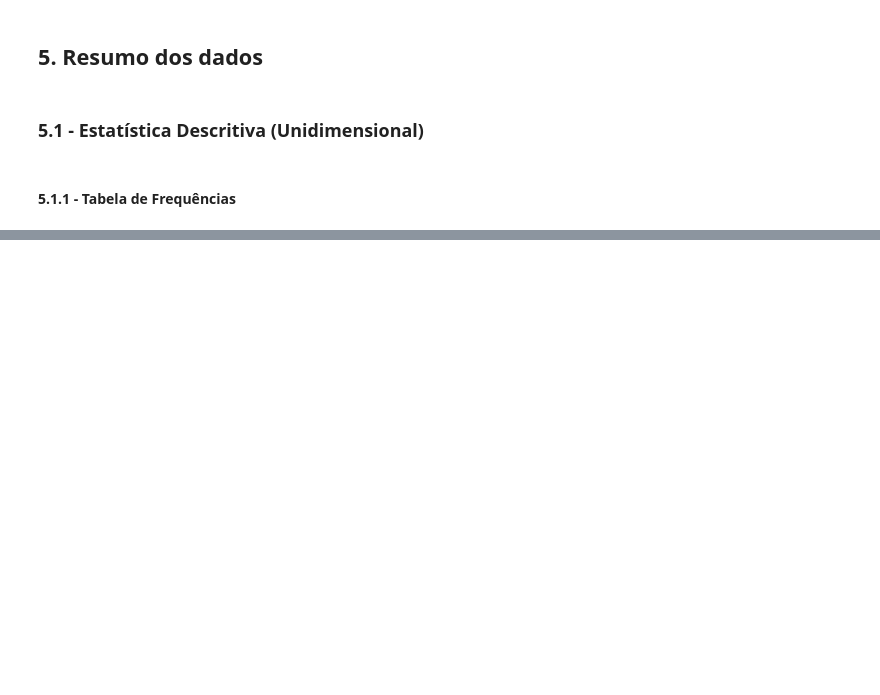
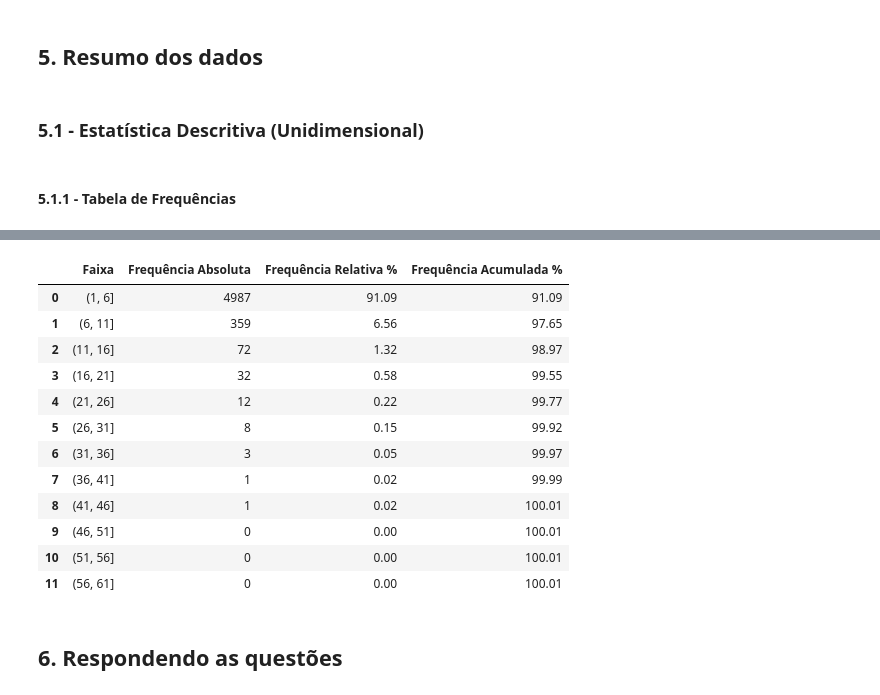
Before and after one commit to ricardo-paganini/Analytics-ProdutoBancario, a Jupyter notebook: Analytics-ProdutoBancario.ipynb, the cells around one changed output, grey strips where cells are left out. Saved outputs shown, nothing was run; the diff lists cells and outputs as text; code cells hidden in the pictures; blank space fills up the shorter version.

```diff
--- a/Analytics-ProdutoBancario.ipynb
+++ b/Analytics-ProdutoBancario.ipynb
@@ -138,0 +215,20 @@ Name: count, dtype: int64
+# %%
+# Qte_de_Ligações_Feitas
+
+display(h.frequencias_num(df1,'Qte_de_Ligações_Feitas',5))
+# %% [output]
+|  | Faixa | Frequência Absoluta | Frequência Relativa % | Frequência Acumulada % |
+| 0 | (1, 6] | 4987 | 91.09 | 91.09 |
+| 1 | (6, 11] | 359 | 6.56 | 97.65 |
+| 2 | (11, 16] | 72 | 1.32 | 98.97 |
+| 3 | (16, 21] | 32 | 0.58 | 99.55 |
+| 4 | (21, 26] | 12 | 0.22 | 99.77 |
+| 5 | (26, 31] | 8 | 0.15 | 99.92 |
+| 6 | (31, 36] | 3 | 0.05 | 99.97 |
+| 7 | (36, 41] | 1 | 0.02 | 99.99 |
+| 8 | (41, 46] | 1 | 0.02 | 100.01 |
+| 9 | (46, 51] | 0 | 0.00 | 100.01 |
+| 10 | (51, 56] | 0 | 0.00 | 100.01 |
+| 11 | (56, 61] | 0 | 0.00 | 100.01 |
+# %% [markdown]
+## 6. Respondendo as questões
```
Also changed, not shown: parts of 24 cells of this notebook, 3 other files.
